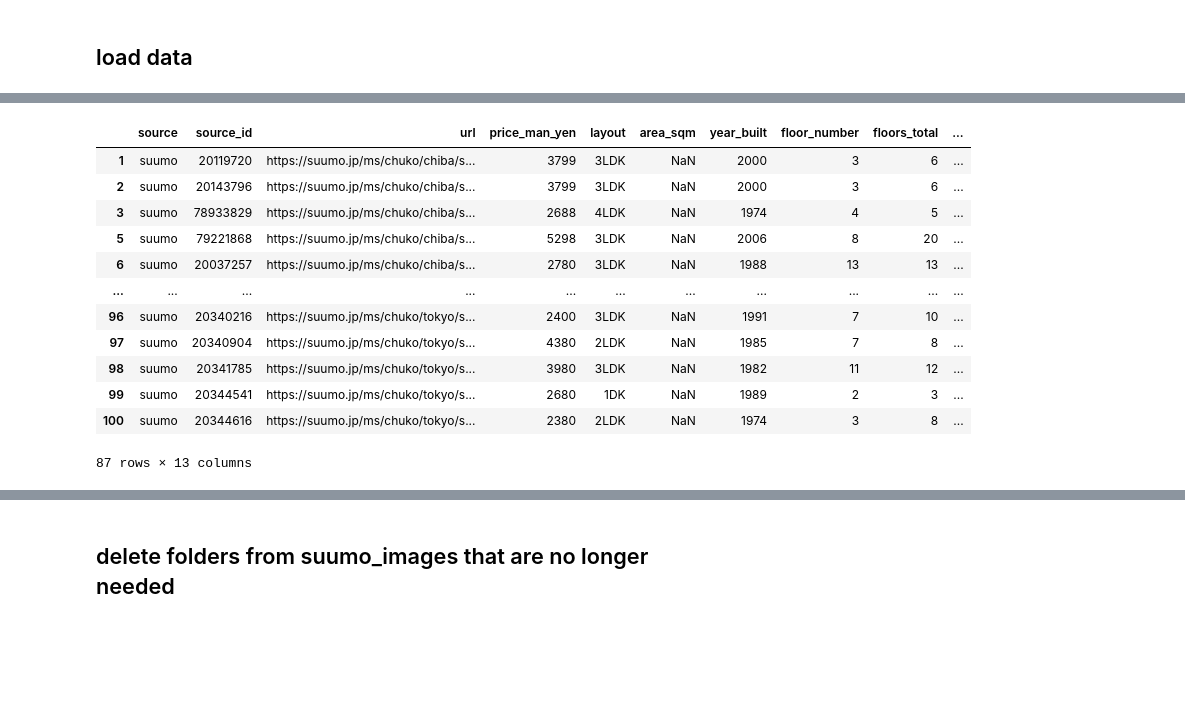
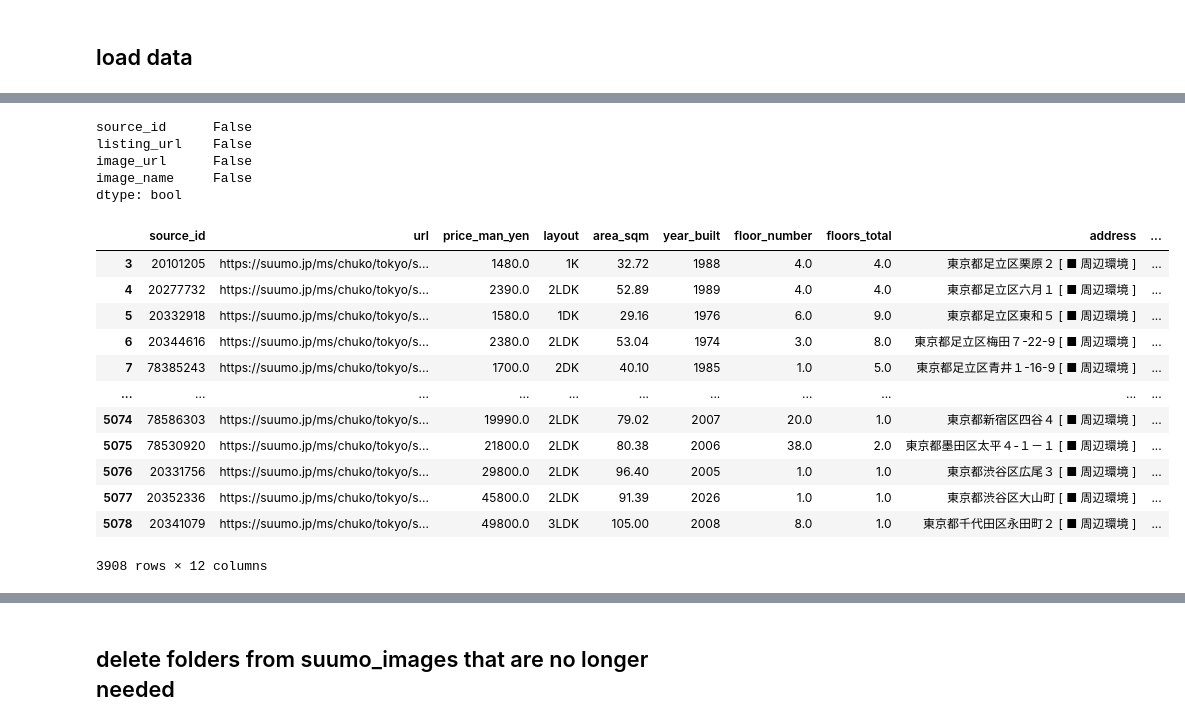
Before and after one commit to katiarojas87/final-project, a Jupyter notebook: preprocess.ipynb, the cells around one changed output, grey strips where cells are left out. Saved outputs shown, nothing was run; the diff lists cells and outputs as text; code cells hidden in the pictures; blank space fills up the shorter version.

```diff
--- a/preprocess.ipynb
+++ b/preprocess.ipynb
@@ -11,6 +11,6 @@ import os
 # %% [markdown]
 ## load data
 # %%
-listing_data = pd.read_csv('raw_data/suumo_out/listings.csv')
-images_data = pd.read_csv('raw_data/suumo_out/images.csv')
+listing_data = pd.read_csv('raw_data/listings.csv')
+images_data = pd.read_csv('raw_data/images.csv')
 # %% [markdown]
@@ -50,0 +110,2 @@ images_data
+# %%
+listing_data = listing_data.dropna()
@@ -51,20 +128,28 @@ images_data
+# %%
+images_data.isna().any()
+# %% [output]
+source_id      False
+listing_url    False
+image_url      False
+image_name     False
+dtype: bool
 # %%
 #keep only the listings that have 5 or more images
-listings_keep = listing_data[listing_data['interior_image_count'] >= 5]
-listings_keep
+listing_data = listing_data[listing_data['image_count'] >= 5]
+listing_data
 # %% [output]
-|  | source | source_id | url | price_man_yen | layout | area_sqm | year_built | floor_number | floors_total | ... |
-| 1 | suumo | 20119720 | https://suumo.jp/ms/chuko/chiba/s... | 3799 | 3LDK | NaN | 2000 | 3 | 6 | ... |
-| 2 | suumo | 20143796 | https://suumo.jp/ms/chuko/chiba/s... | 3799 | 3LDK | NaN | 2000 | 3 | 6 | ... |
-| 3 | suumo | 78933829 | https://suumo.jp/ms/chuko/chiba/s... | 2688 | 4LDK | NaN | 1974 | 4 | 5 | ... |
-| 5 | suumo | 79221868 | https://suumo.jp/ms/chuko/chiba/s... | 5298 | 3LDK | NaN | 2006 | 8 | 20 | ... |
-| 6 | suumo | 20037257 | https://suumo.jp/ms/chuko/chiba/s... | 2780 | 3LDK | NaN | 1988 | 13 | 13 | ... |
+|  | source_id | url | price_man_yen | layout | area_sqm | year_built | floor_number | floors_total | address | ... |
+| 3 | 20101205 | https://suumo.jp/ms/chuko/tokyo/s... | 1480.0 | 1K | 32.72 | 1988 | 4.0 | 4.0 | 東京都足立区栗原２ [ ■ 周辺環境 ] | ... |
+| 4 | 20277732 | https://suumo.jp/ms/chuko/tokyo/s... | 2390.0 | 2LDK | 52.89 | 1989 | 4.0 | 4.0 | 東京都足立区六月１ [ ■ 周辺環境 ] | ... |
+| 5 | 20332918 | https://suumo.jp/ms/chuko/tokyo/s... | 1580.0 | 1DK | 29.16 | 1976 | 6.0 | 9.0 | 東京都足立区東和５ [ ■ 周辺環境 ] | ... |
+| 6 | 20344616 | https://suumo.jp/ms/chuko/tokyo/s... | 2380.0 | 2LDK | 53.04 | 1974 | 3.0 | 8.0 | 東京都足立区梅田７-22-9 [ ■ 周辺環境 ] | ... |
+| 7 | 78385243 | https://suumo.jp/ms/chuko/tokyo/s... | 1700.0 | 2DK | 40.10 | 1985 | 1.0 | 5.0 | 東京都足立区青井１-16-9 [ ■ 周辺環境 ] | ... |
 | ... | ... | ... | ... | ... | ... | ... | ... | ... | ... | ... |
-| 96 | suumo | 20340216 | https://suumo.jp/ms/chuko/tokyo/s... | 2400 | 3LDK | NaN | 1991 | 7 | 10 | ... |
-| 97 | suumo | 20340904 | https://suumo.jp/ms/chuko/tokyo/s... | 4380 | 2LDK | NaN | 1985 | 7 | 8 | ... |
-| 98 | suumo | 20341785 | https://suumo.jp/ms/chuko/tokyo/s... | 3980 | 3LDK | NaN | 1982 | 11 | 12 | ... |
-| 99 | suumo | 20344541 | https://suumo.jp/ms/chuko/tokyo/s... | 2680 | 1DK | NaN | 1989 | 2 | 3 | ... |
-| 100 | suumo | 20344616 | https://suumo.jp/ms/chuko/tokyo/s... | 2380 | 2LDK | NaN | 1974 | 3 | 8 | ... |
+| 5074 | 78586303 | https://suumo.jp/ms/chuko/tokyo/s... | 19990.0 | 2LDK | 79.02 | 2007 | 20.0 | 1.0 | 東京都新宿区四谷４ [ ■ 周辺環境 ] | ... |
+| 5075 | 78530920 | https://suumo.jp/ms/chuko/tokyo/s... | 21800.0 | 2LDK | 80.38 | 2006 | 38.0 | 2.0 | 東京都墨田区太平４-１－１ [ ■ 周辺環境 ] | ... |
+| 5076 | 20331756 | https://suumo.jp/ms/chuko/tokyo/s... | 29800.0 | 2LDK | 96.40 | 2005 | 1.0 | 1.0 | 東京都渋谷区広尾３ [ ■ 周辺環境 ] | ... |
+| 5077 | 20352336 | https://suumo.jp/ms/chuko/tokyo/s... | 45800.0 | 2LDK | 91.39 | 2026 | 1.0 | 1.0 | 東京都渋谷区大山町 [ ■ 周辺環境 ] | ... |
+| 5078 | 20341079 | https://suumo.jp/ms/chuko/tokyo/s... | 49800.0 | 3LDK | 105.00 | 2008 | 8.0 | 1.0 | 東京都千代田区永田町２ [ ■ 周辺環境 ] | ... |
-87 rows × 13 columns
+3908 rows × 12 columns
 # %%
 #remove the images of listings not being used
```
Also changed, not shown: parts of 20 cells of this notebook, 1 other file.
